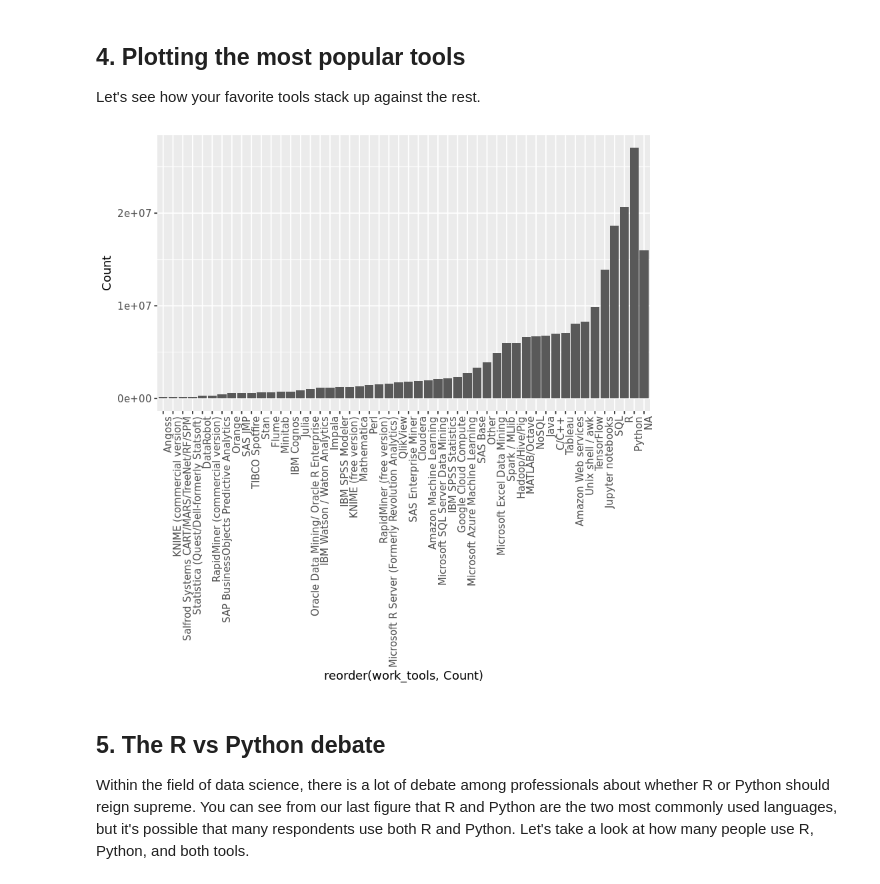
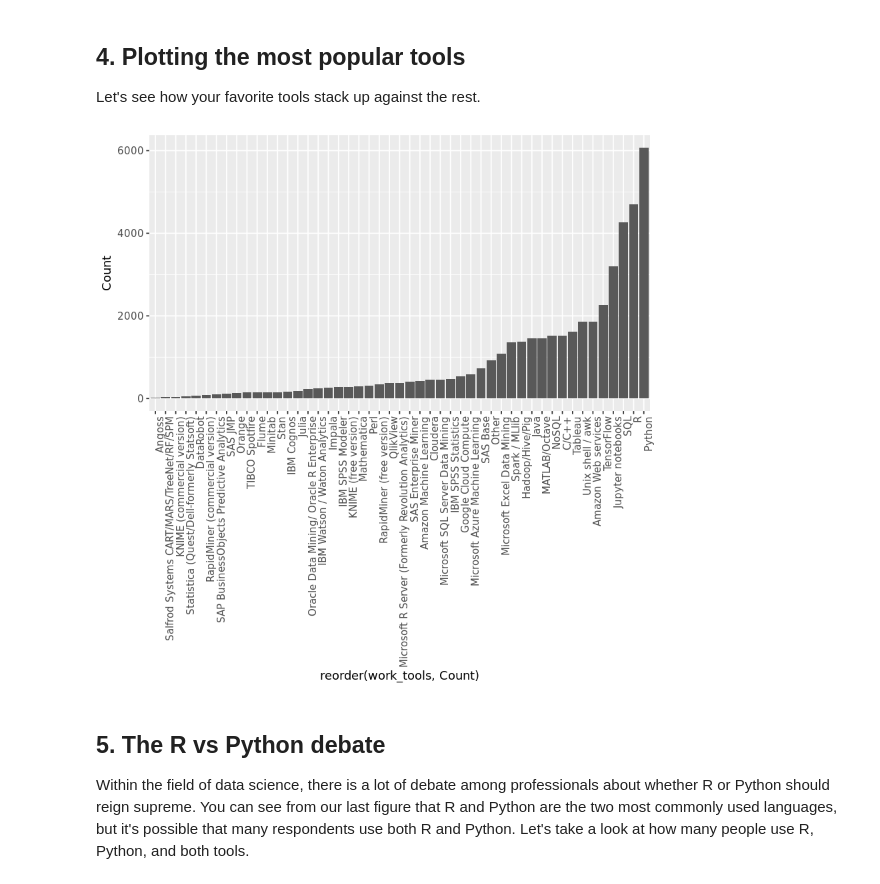
Before and after one commit to skhiearth/DataCamp-Exploring-the-Kaggle-Data-Science-Survey, a Jupyter notebook: notebook.ipynb, the cells around one changed output. Saved outputs shown, nothing was run; the diff lists cells and outputs as text; code cells hidden in the pictures.

Commit message:
Plotting R vs Pythoon

```diff
--- a/notebook.ipynb
+++ b/notebook.ipynb
@@ -71,7 +71,7 @@ tool_count <- tools
 # Group the data by work_tools, summarise the counts, and arrange in descending order
 tool_count <- tool_count  %>%
     group_by(work_tools) %>%
-    summarize(Count = sum(work_tools)) %>%
+    summarize(Count = n()) %>%
     arrange(desc(Count))
 
 # Print the first 6 results
@@ -83,11 +89,11 @@ ERROR: Error in summarise_impl(.data, dots): Evaluation error: invalid 'type' (c
 <p>Let's see how your favorite tools stack up against the rest.</p>
 # %%
 # Create a bar chart of the work_tools column, most counts on the far right
-ggplot(tool_count, aes(x = reorder(work_tools, Count), y = Count)) +
+ggplot(subset(tool_count, !is.na(work_tools)), aes(x = reorder(work_tools, Count), y = Count)) +
     geom_bar(stat="identity") +
     theme(axis.text.x = element_text(angle = 90, hjust = 1))
 # %% [output]
-[figure, old version]
+[figure, new version]
 # %% [markdown]
 ## 5. The R vs Python debate
 <p>Within the field of data science, there is a lot of debate among professionals about whether R or Python should reign supreme. You can see from our last figure that R and Python are the two most commonly used languages, but it's possible that many respondents use both R and Python. Let's take a look at how many people use R, Python, and both tools.</p>
```
Also changed, not shown: parts of 4 cells of this notebook.
